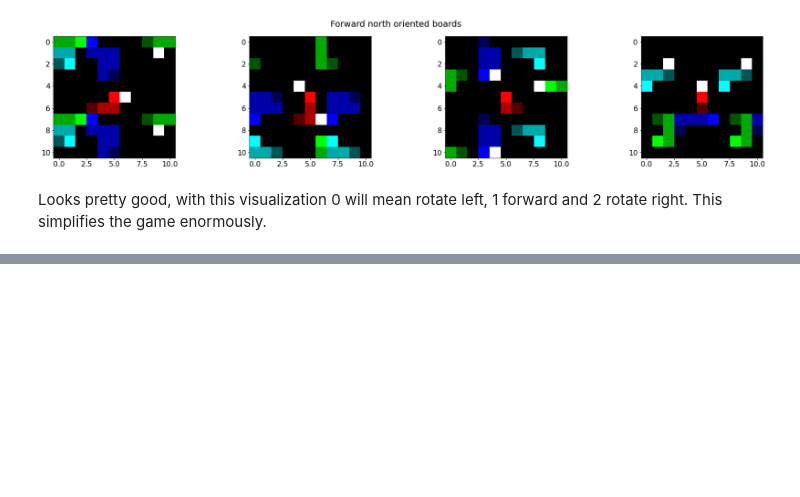
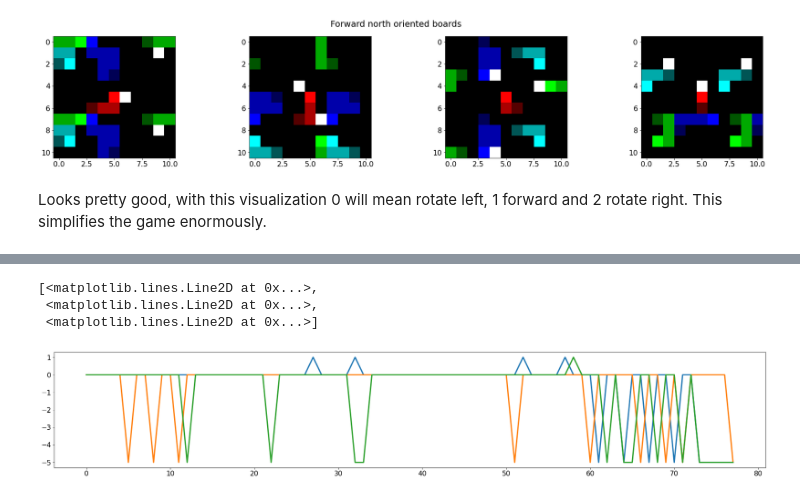
Before and after one commit to ironbar/hungry_geese, a Jupyter notebook: notebooks/009_the_great_redesign.ipynb, the cells around one changed output, grey strips where cells are left out. Cells and saved outputs as stored; diff of their text form; code cells hidden in the pictures; blank space fills up the shorter version.

```diff
--- a/notebooks/009_the_great_redesign.ipynb
+++ b/notebooks/009_the_great_redesign.ipynb
@@ -144,0 +169,7 @@ Looks pretty good, with this visualization 0 will mean rotate left, 1 forward an
+# %%
+plt.plot(data['rewards'])
+# %% [output]
+[<matplotlib.lines.Line2D at 0x...>,
+ <matplotlib.lines.Line2D at 0x...>,
+ <matplotlib.lines.Line2D at 0x...>]
+[figure, added]
```
Also changed, not shown: parts of 12 cells of this notebook, 1 other file.
